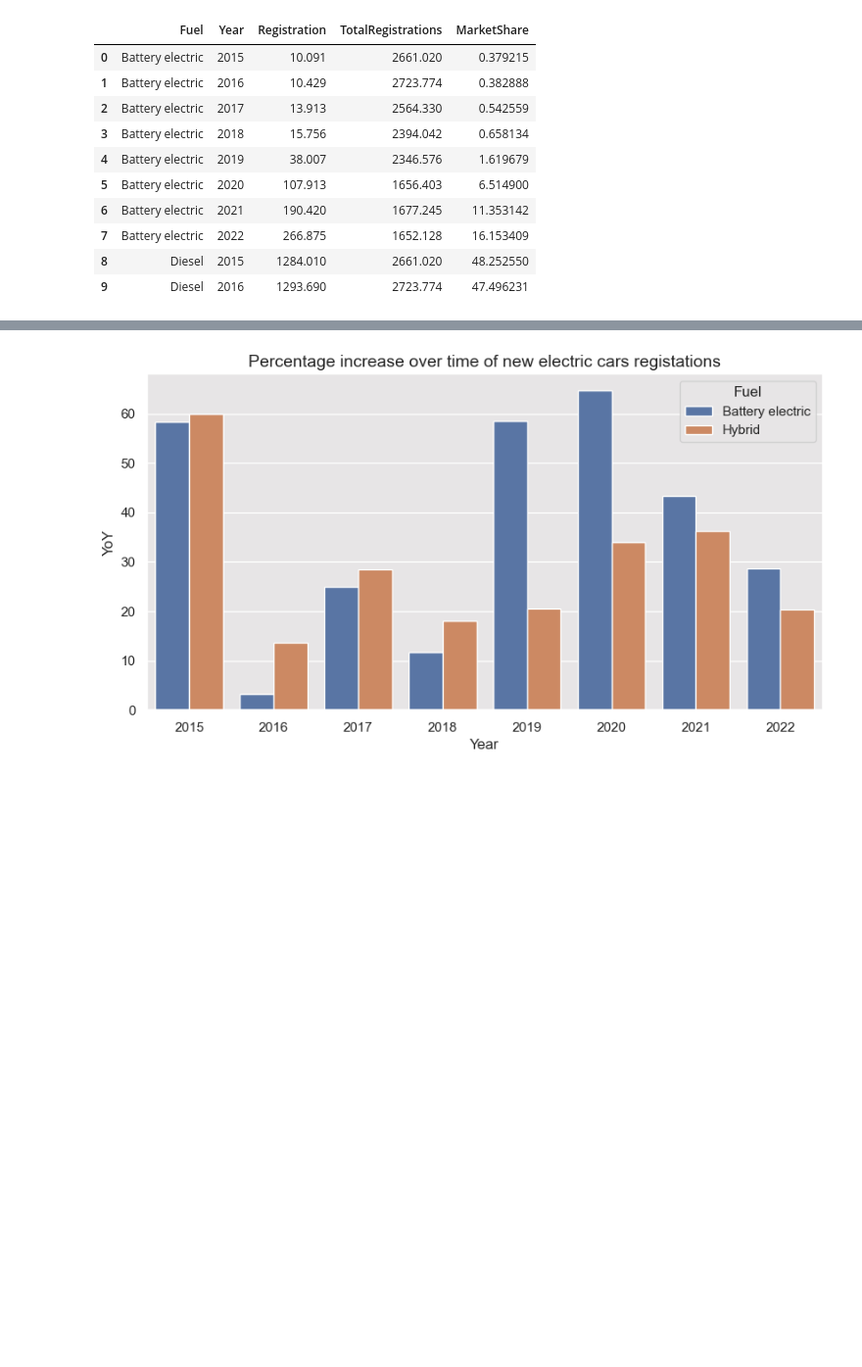
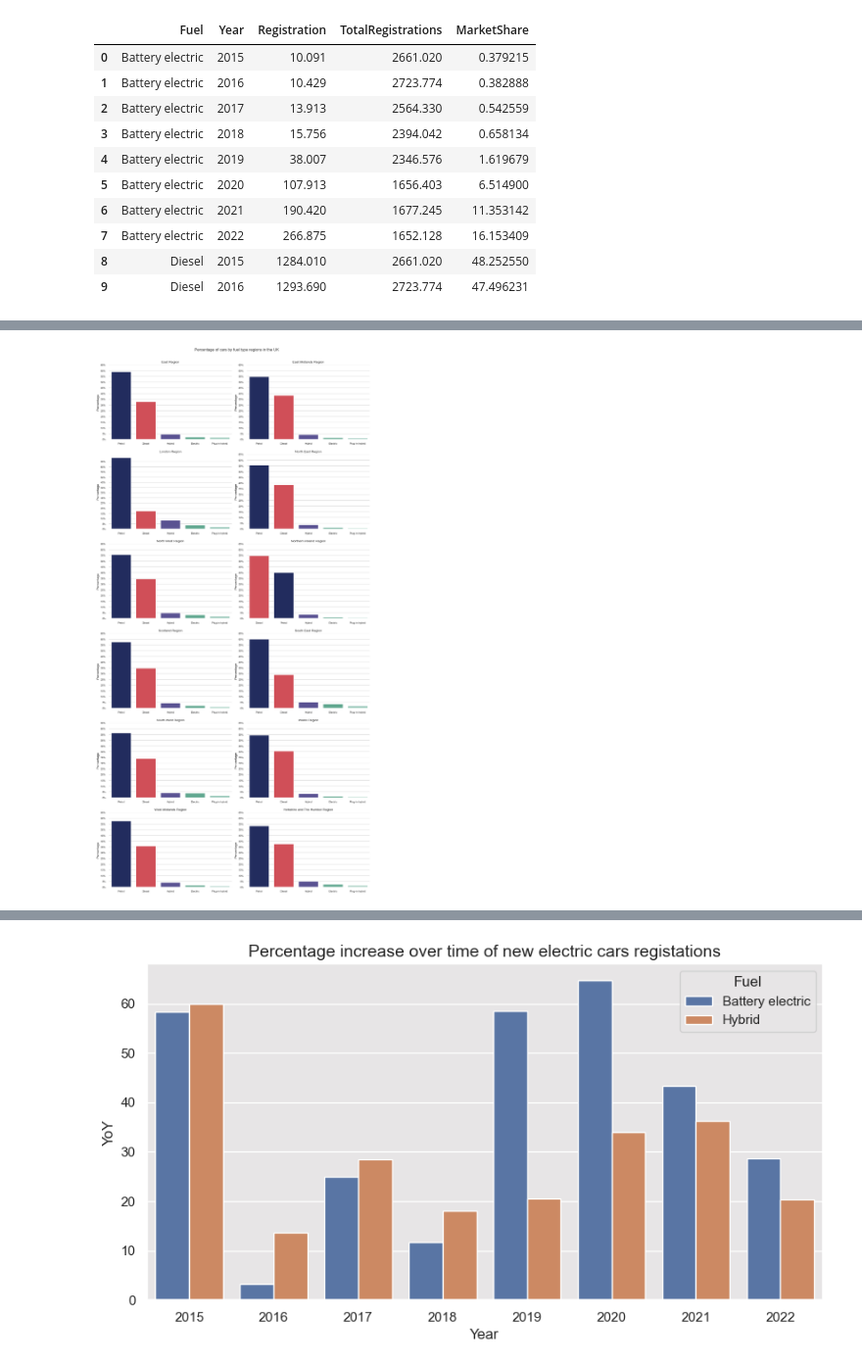
Before and after one commit to ssalazarheredia/vehicle_analysis, a Jupyter notebook: vehicle_analysis.ipynb, the cells around one changed output, grey strips where cells are left out. Shown at 98% size. Drawn from its saved outputs; the diff is of its cells as text; code cells hidden in the pictures; blank space fills up the shorter version.

```diff
--- a/vehicle_analysis.ipynb
+++ b/vehicle_analysis.ipynb
@@ -188,0 +337,19 @@ sns.move_legend(ax, "upper left",title='Fuel Type',fontsize=10, bbox_to_anchor=(
+# %%
+#Create copy of dataframe
+fuel_licence_geo=cars_licence_geo.copy()
+#Group dataframe by fuel type and region
+fuel_licence_geo=fuel_licence_geo.groupby(['ONS Region','Fuel'])['Number'].sum().reset_index(['ONS Region','Fuel'])
+#Change names of battery electric, hybrid electric (combined) and plug in hybrid electric (combined)
+fuel_licence_geo.loc[fuel_licence_geo['Fuel']=='Battery electric','Fuel']='Electric'
+fuel_licence_geo.loc[fuel_licence_geo['Fuel']=='Hybrid electric (combined)','Fuel']='Hybrid'
+fuel_licence_geo.loc[fuel_licence_geo['Fuel']=='Plug-in hybrid electric (combined)','Fuel']='Plug-in hybrid'
+#Get the unique list of regions
+regions=fuel_licence_geo['ONS Region'].unique()
+#Loop to calculate the percentage of cars by fuel type for each region
+for i in regions:
+    total=fuel_licence_geo.loc[fuel_licence_geo['ONS Region']==i,'Number'].sum()
+    fuel_licence_geo.loc[fuel_licence_geo['ONS Region']==i,'Percentage']=(fuel_licence_geo.loc[fuel_licence_geo['ONS Region']==i,'Number']/total)*100
+#Drop other fuel types
+fuel_licence_geo=fuel_licence_geo[fuel_licence_geo['Fuel']!='Other fuel types']
+#Check first 10 rows of the dataframe
+fuel_licence_geo.head(10)
@@ -188,0 +368,41 @@ sns.move_legend(ax, "upper left",title='Fuel Type',fontsize=10, bbox_to_anchor=(
+# %%
+#Set colours of fuel categories
+colours=['#E63946','#54B393','#52489C','#182568','#94d2bd']
+#Use paletter function to define the colours
+palette=custom_palette(fuel_licence_geo,colours,hue='Fuel')
+#Get the regions to plot (categories)
+regions=fuel_licence_geo['ONS Region'].unique()
+#Set the steps in the y axis
+y_ticks=np.arange(0, 70, 5)
+#Start subplots
+fig,axs=plt.subplots(6,2,figsize=(12,24))
+#Add title
+fig.suptitle('Percentage of cars by fuel type regions in the UK',fontsize=12)
+#Tight layout to make sure subplots do not overlap
+fig.tight_layout()
+#Adjust space between subplots and top of figure and height space between subplots
+fig.subplots_adjust(top=0.95,hspace=0.2)
+#Start loop to plot percentage of cars by fuel type per region in the UK
+for ax,region in zip(axs.reshape([12,1]),regions):
+    #Filter value for each region and sort values descending order for that region
+    data=fuel_licence_geo[fuel_licence_geo['ONS Region']==region].sort_values(by='Percentage',ascending=False)
+    #Plot bar chart and add paletter
+    sns.barplot(data=data,x='Fuel',y='Percentage',ax=ax[0],palette=palette)
+    #Change background colour of graphs
+    ax[0].set_facecolor('white')
+    #Change colour of grid lines for the y axis
+    ax[0].grid(color='lightgrey',axis='y')
+    #Add title to each plot
+    ax[0].set_title(f'{region} Region',fontsize=10)
+    #Change font size of x label
+    ax[0].set_xticklabels(data['Fuel'].unique(),fontsize=8)
+    #Remove title of x axis
+    ax[0].set(xlabel=None)
+    #Add label to y axis
+    ax[0].set_ylabel('Percentage',fontsize=10)
+    #Set y axis steps
+    ax[0].set_yticks(y_ticks)
+    #Add % sign to the y axis labels and change fontsize
+    ax[0].set_yticklabels(list(str(i) + '%' for i in y_ticks),fontsize=8)
+# %% [output]
+[figure, added]
```
Also changed, not shown: parts of 34 cells of this notebook.
